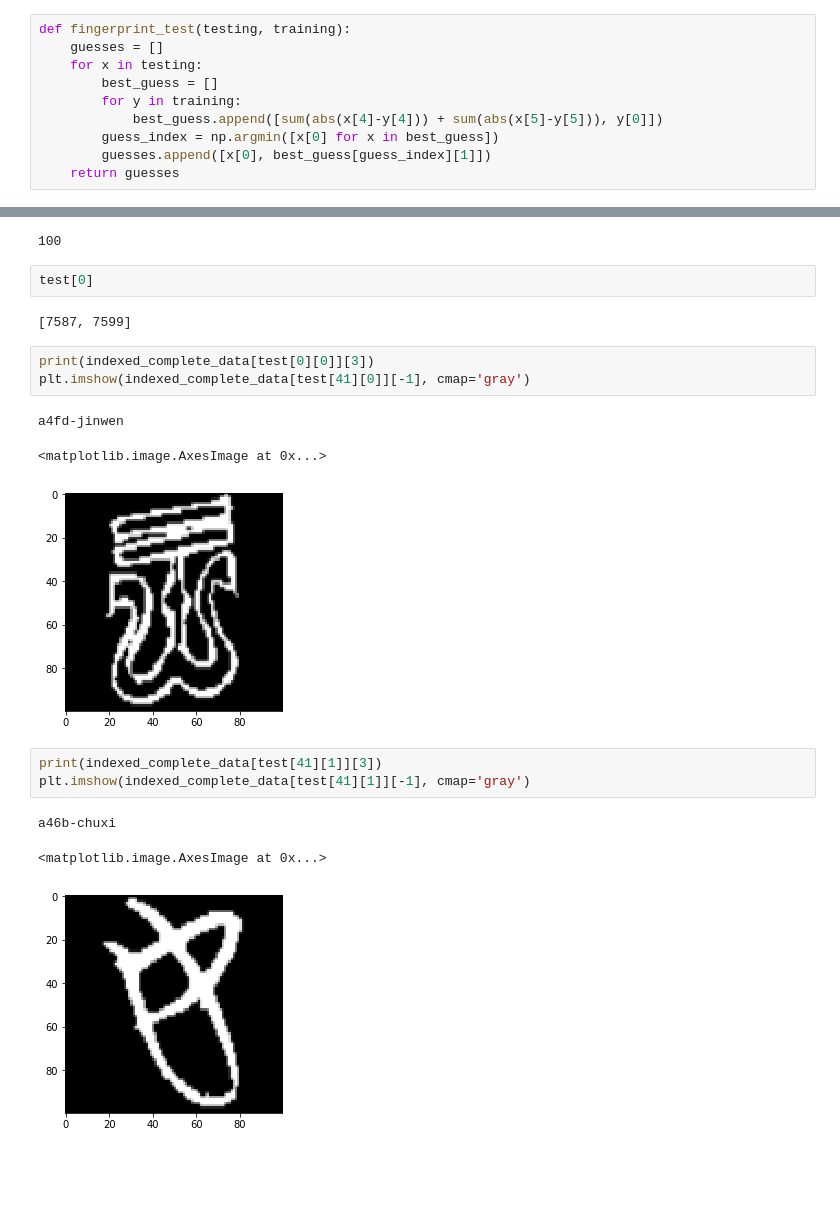
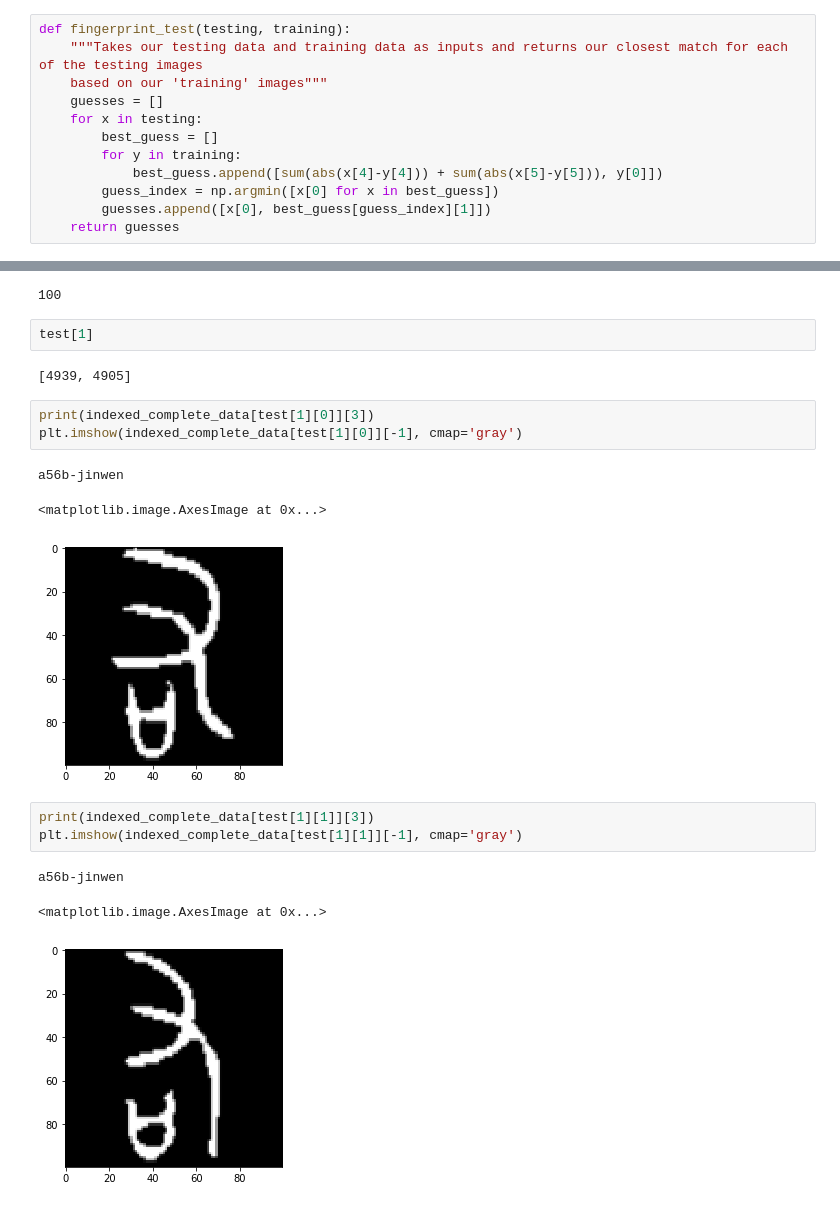
Before and after one commit to matthewgiem/chinese_characters, a Jupyter notebook: fresh_start.ipynb, the cells around one changed output, grey strips where cells are left out. Drawn from its saved outputs; the diff is of its cells as text; blank space fills up the shorter version.

```diff
--- a/fresh_start.ipynb
+++ b/fresh_start.ipynb
@@ -141,5 +128,7 @@ plt.imshow(shuffled_data[0][-1], cmap='gray')
 # %%
 def fingerprint_test(testing, training):
+    """Takes our testing data and training data as inputs and returns our closest match for each of the testing images
+    based on our 'training' images"""
     guesses = []
     for x in testing:
         best_guess = []
@@ -195,20 +160,20 @@ len(test)
 # %% [output]
 100
 # %%
-test[0]
+test[1]
 # %% [output]
-[7587, 7599]
+[4939, 4905]
 # %%
-print(indexed_complete_data[test[0][0]][3])
-plt.imshow(indexed_complete_data[test[41][0]][-1], cmap='gray')
+print(indexed_complete_data[test[1][0]][3])
+plt.imshow(indexed_complete_data[test[1][0]][-1], cmap='gray')
 # %% [output]
-a4fd-jinwen
+a56b-jinwen
 <matplotlib.image.AxesImage at 0x...>
-[figure, old version]
+[figure, new version]
 # %%
-print(indexed_complete_data[test[41][1]][3])
-plt.imshow(indexed_complete_data[test[41][1]][-1], cmap='gray')
+print(indexed_complete_data[test[1][1]][3])
+plt.imshow(indexed_complete_data[test[1][1]][-1], cmap='gray')
 # %% [output]
-a46b-chuxi
+a56b-jinwen
 <matplotlib.image.AxesImage at 0x...>
-[figure, old version]
+[figure, new version]
```
Also changed, not shown: parts of 14 cells of this notebook.
